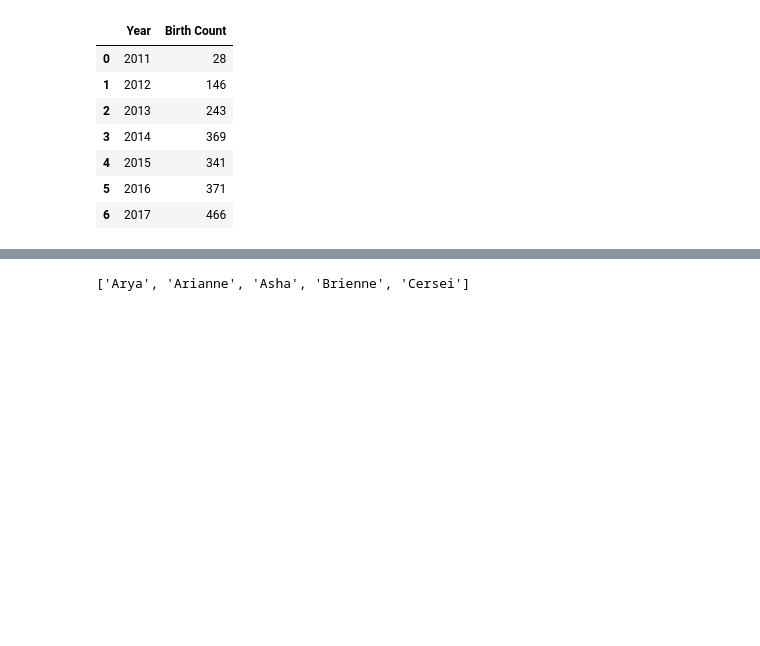
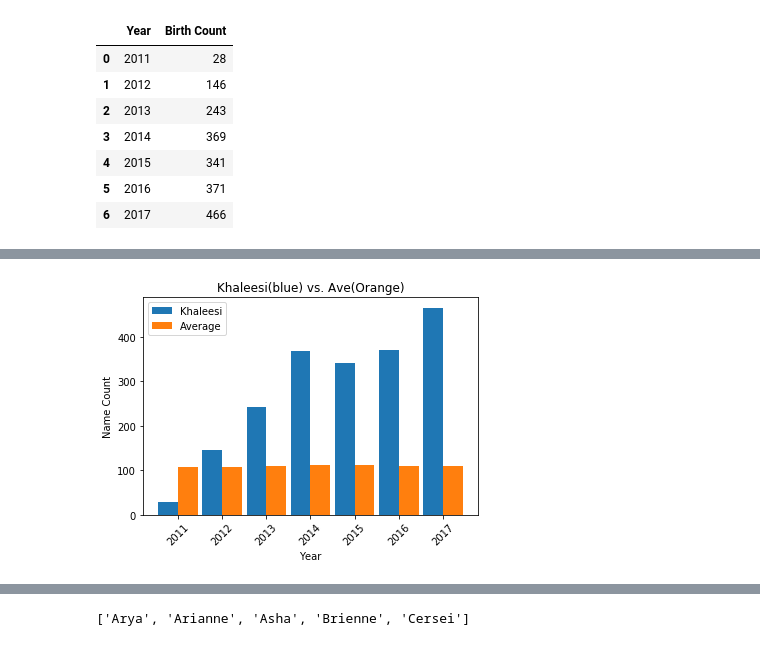
Before and after one commit to nsetnik0703/nightwatch, a Jupyter notebook: NamesGoTmatplot.ipynb, the cells around one changed output, grey strips where cells are left out. Cells and saved outputs as stored; diff of their text form; code cells hidden in the pictures; blank space fills up the shorter version.

```diff
--- a/NamesGoTmatplot.ipynb
+++ b/NamesGoTmatplot.ipynb
@@ -257,0 +274,5 @@ Adding an axes using the same arguments as a previous axes currently reuses the
+# %%
+compareToAverage(khaleesidf, label="Khaleesi",title="Khaleesi(blue) vs. Ave(Orange)")
+plt.savefig("Graph_Images/GoT/khaleesi_vs_average.png")
+# %% [output]
+[figure, added]
```
Also changed, not shown: parts of 9 cells of this notebook, 5 other files.
